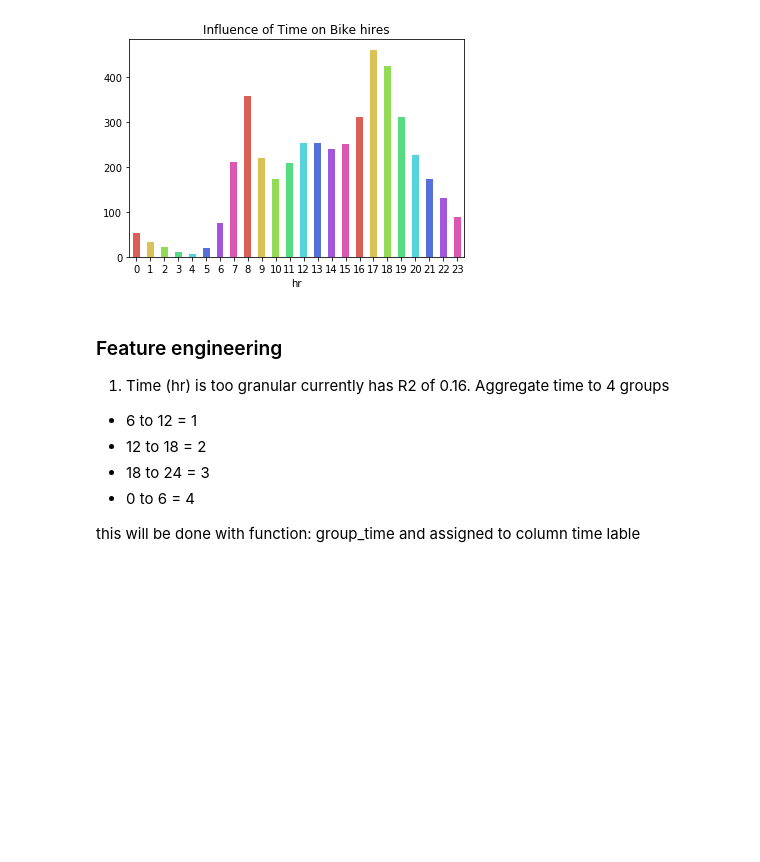
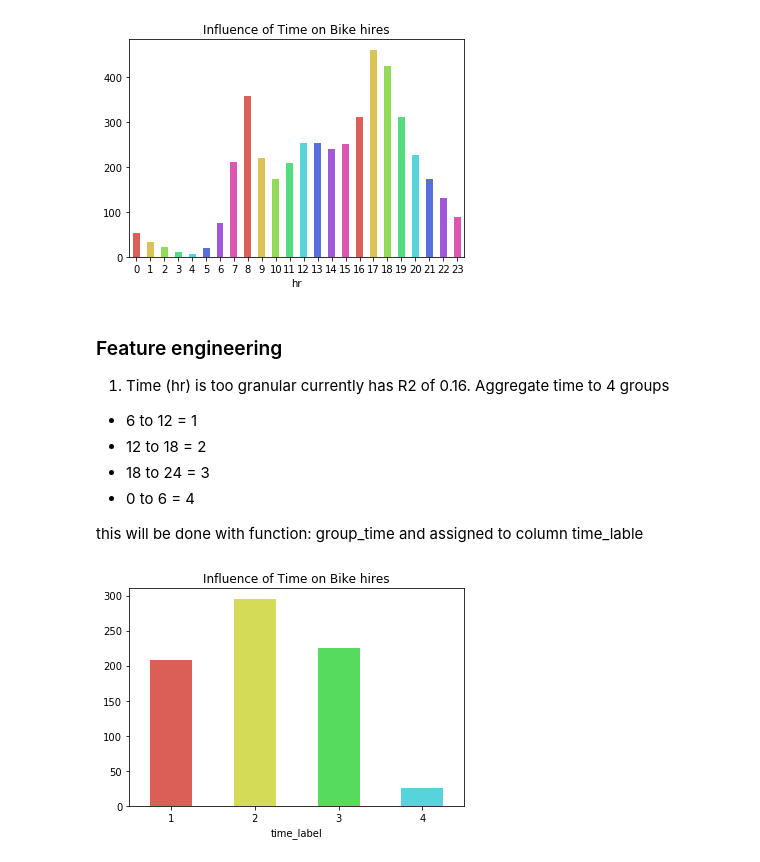
Before and after one commit to kobetryz/machine_learning_projects, a Jupyter notebook: Bike sharing/Bike rentals prediction.ipynb, the cells around one changed output. Cells and saved outputs as stored; diff of their text form; code cells hidden in the pictures; blank space fills up the shorter version.

```diff
--- a/Bike sharing/Untitled.ipynb
+++ b/Bike sharing/Bike rentals prediction.ipynb
@@ -142,11 +142,24 @@ plt.show()
 - 18 to 24 = 3
 - 0 to 6 = 4
 
-this will be done with function: group_time and assigned to column time lable
+this will be done with function: group_time and assigned to column time_lable
 # %%
 def group_time(row):
     time = row.hr
-    if 6<=time<12:
+    if time >=0 and time < 6:
+        return 4
+    elif time >=6 and time < 12:
         return 1
-    elif 12<=time<18:
+    elif time >= 12 and time < 18:
         return 2
+    elif time >= 18 and time <=24:
+        return 3
+# %%
+bike_rentals['time_label'] = bike_rentals.apply(group_time, axis=1)#.value_counts()#.sum()
+# %%
+bike_rentals.groupby('time_label').cnt.mean().plot.bar(color = sns.color_palette('hls'))
+plt.xticks(rotation = False)
+plt.title('Influence of Time on Bike hires')
+plt.show()
+# %% [output]
+[figure, added]
```
Also changed, not shown: parts of 2 cells of this notebook.
